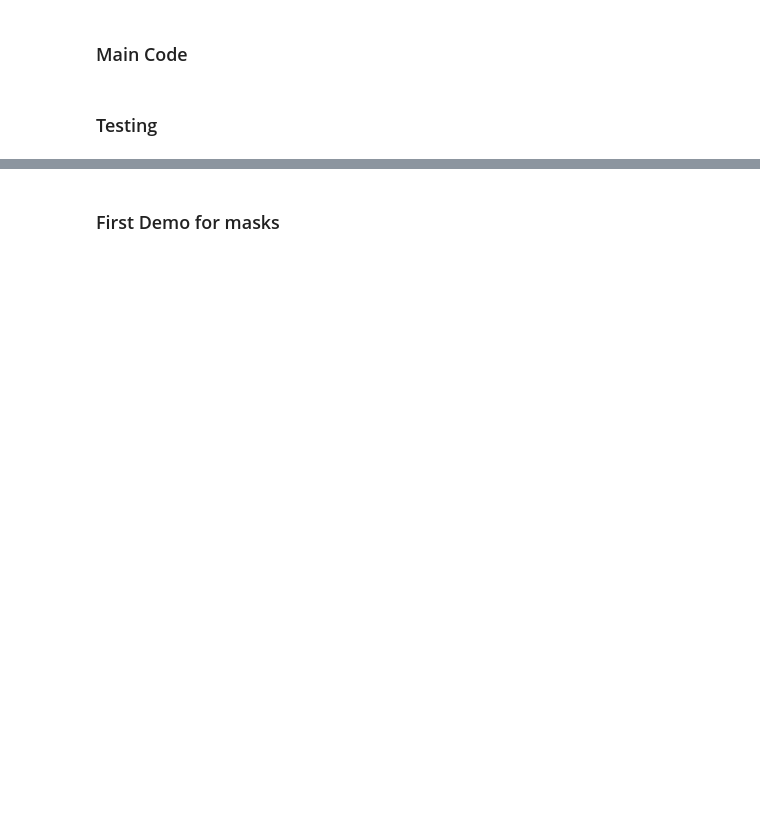
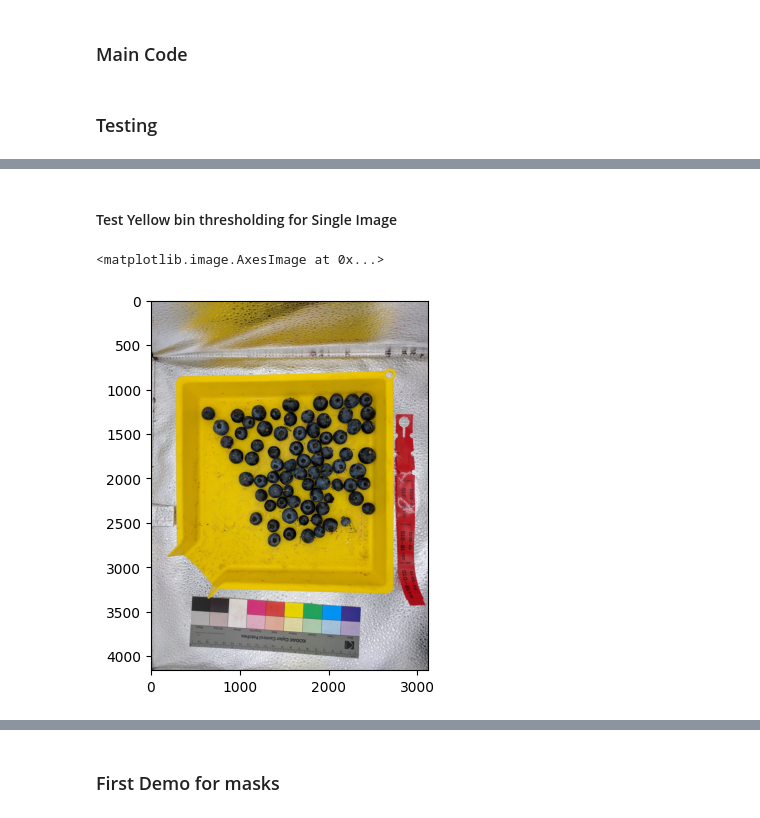
Before and after one commit to smarabattula/aros-blueberry, a Jupyter notebook: blueberry.ipynb, the cells around one changed output, grey strips where cells are left out. Drawn from its saved outputs; the diff is of its cells as text; code cells hidden in the pictures; blank space fills up the shorter version.

```diff
--- a/blueberry.ipynb
+++ b/blueberry.ipynb
@@ -370,3 +340,5 @@ c:\Users\sasan\OneDrive\Desktop\CSC630\aros-blueberry\blueberry_object_detection
+# %% [markdown]
+#### Test Yellow bin thresholding for Single Image
 # %%
 # ChatGPT wrote the code for image_bbox function:
 # https://chat.openai.com/share/358f5b96-cb12-4f70-9ec5-07f359758c8f
@@ -428,0 +403,7 @@ image_files =
+# %%
+import matplotlib.pyplot as plt
+image = cv2.cvtColor(cv2.imread(image_name),cv2.COLOR_BGR2RGB)
+plt.imshow(image)
+# %% [output]
+<matplotlib.image.AxesImage at 0x...>
+[figure, added]
```
Also changed, not shown: parts of 45 cells of this notebook, 2 other files.
